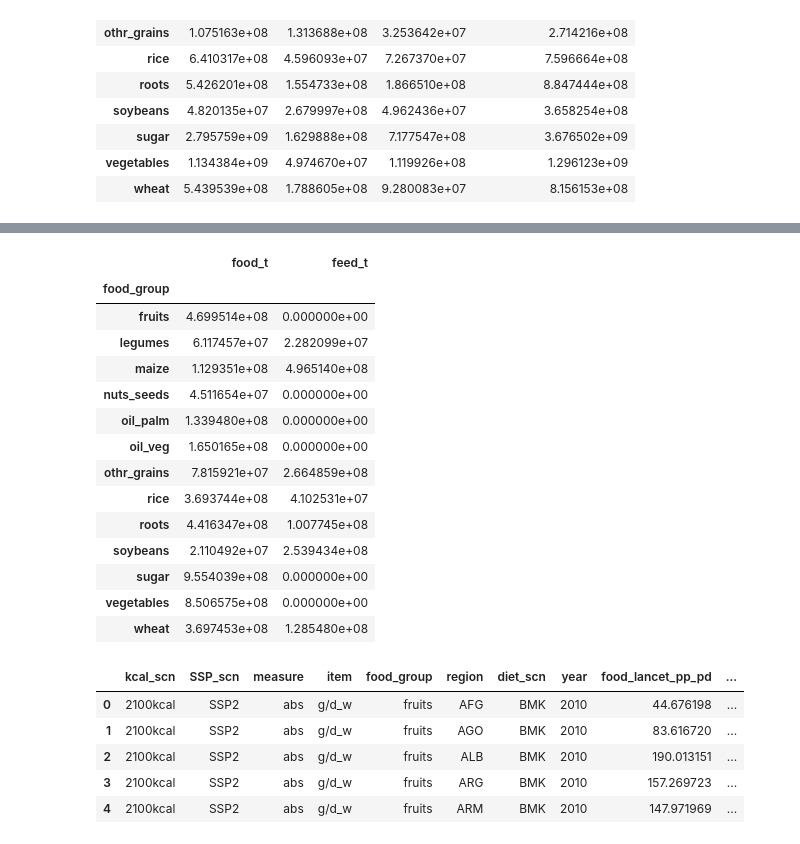
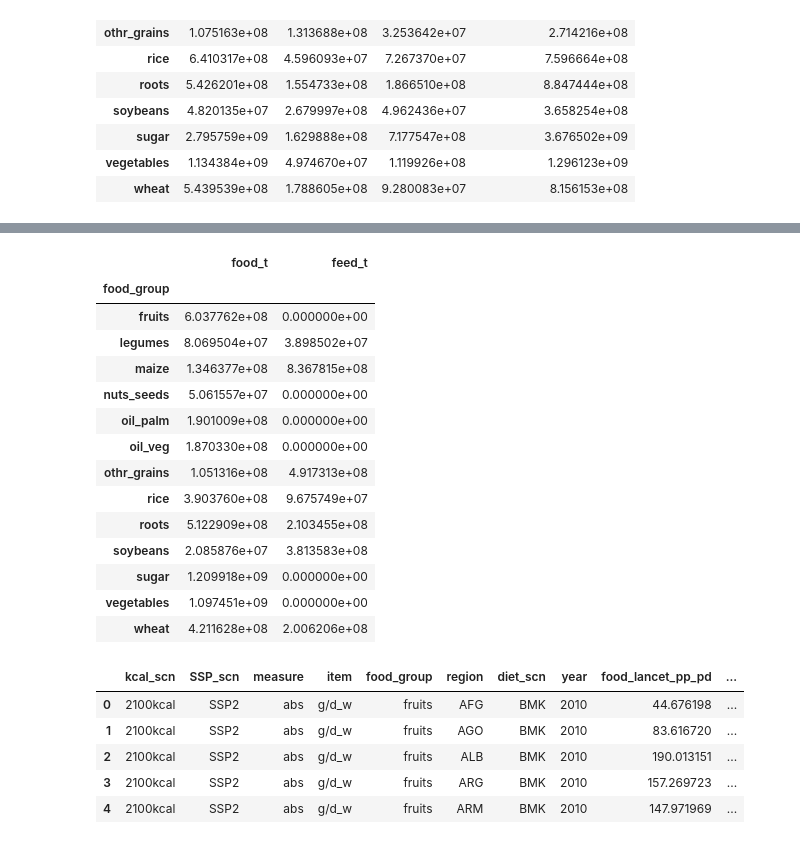
Before and after one commit to shrutijain90/future_food_scenarios, a Jupyter notebook: future_trade/data_inputs/feed_and_other.ipynb, the cells around one changed output, grey strips where cells are left out. Saved outputs shown, nothing was run; the diff lists cells and outputs as text; code cells hidden in the pictures.

```diff
--- a/future_trade/data_inputs/feed_and_other.ipynb
+++ b/future_trade/data_inputs/feed_and_other.ipynb
@@ -332,2 +294,45 @@ def add_feed(g):
+# %%
+# ignoring feed from veg, fruit, oilcrops, sugar crops - assuming by products (Mike suggested the same)
+FEED_CROPS = ['wheat', 'rice', 'maize', 'othr_grains', 'roots', 'legumes', 'soybeans']
+
+def allocate_to_producers(matrix, cons):
+    m = matrix.set_index('Abbreviation')
+    col_tot = m.sum(axis=0)
+    shares = m.div(col_tot.where(col_tot > 0), axis=1) # share of consumer j's supply coming from producer i
+    in_mat = [c for c in cons.index if c in shares.columns and col_tot[c] > 0]
+    supply = shares[in_mat].mul(cons[in_mat], axis=1).sum(axis=1)
+    own = cons[[c for c in cons.index if c not in in_mat]]
+    return supply.add(own, fill_value=0)
+
+def add_feed(g):
+
+    feed_df_list = []
+    for livestock in ['beef', 'milk', 'lamb', 'pork', 'poultry', 'eggs', 'fish']:
+        d = g[g['food_group']==livestock]
+        fcr = fcrs[fcrs['Livestock Type or Animal Product']==livestock]
+        if livestock=='fish':
+            matrix = pd.read_csv(f'../../OPSIS/Data/FAOSTAT/FAO_re_export/supply_matrix_{livestock}_2019_2022.csv')
+        else:
+            matrix = pd.read_csv(f'../../OPSIS/Data/FAOSTAT/FAO_re_export/supply_matrix_{livestock}_2018_2022.csv')
+        matrix = aggregate_to_abbr(matrix)
+
+        cons = d.groupby('region')['food_t'].sum()
+        supply = allocate_to_producers(matrix, cons)
+        assert np.isclose(supply.sum(), cons.sum(), rtol=1e-6), f'{livestock}: allocation does not conserve mass'
+
+        meat_supply = supply.rename('supply').rename_axis('Region').reset_index()
+        meat_supply = meat_supply.merge(fcr) # FCRs of the PRODUCING country
+
+        meat_supply['feed_req'] = meat_supply['supply'] * meat_supply['Protein Conversion Ratio']
+        for col in FEED_CROPS:
+            meat_supply[col] = meat_supply[col] * meat_supply['feed_req']
+        feed_df_list.append(meat_supply[['Region'] + FEED_CROPS])
+
+    feed_df = pd.concat(feed_df_list, axis=0, ignore_index=True)
+    feed_df = feed_df.groupby('Region').sum().reset_index()
+    feed_df = pd.melt(feed_df, id_vars='Region', value_vars=FEED_CROPS,
+                      var_name='food_group', value_name='feed_t').rename(columns={'Region': 'region'})
+    g = g.merge(feed_df, how='left').fillna(0)
+    return g
 # %%
 cons_g = cons_g.groupby(['kcal_scn', 'diet_scn', 'year']).apply(lambda g: add_feed(g)).reset_index(drop=True)
@@ -625,26 +729,26 @@ cons_g[(cons_g['kcal_scn']=='2100kcal')
 # %%
 cons_g[(cons_g['kcal_scn']=='2500kcal')
     & (cons_g['diet_scn']=='BMK')
-    & (cons_g['year']==2030)
+    & (cons_g['year']==2050)
     & (cons_g['food_group'].isin(['fruits', 'legumes', 'maize', 'nuts_seeds', 'oil_palm', 'oil_veg',
                                   'othr_grains', 'rice', 'roots', 'soybeans', 'sugar', 'vegetables', 'wheat']))
 ].groupby('food_group').sum()[['food_t', 'feed_t']]
 # %% [output]
 |  | food_t | feed_t |
 | food_group |  |  |
-| fruits | 4.699514e+08 | 0.000000e+00 |
-| legumes | 6.117457e+07 | 2.282099e+07 |
-| maize | 1.129351e+08 | 4.965140e+08 |
-| nuts_seeds | 4.511654e+07 | 0.000000e+00 |
-| oil_palm | 1.339480e+08 | 0.000000e+00 |
-| oil_veg | 1.650165e+08 | 0.000000e+00 |
-| othr_grains | 7.815921e+07 | 2.664859e+08 |
-| rice | 3.693744e+08 | 4.102531e+07 |
-| roots | 4.416347e+08 | 1.007745e+08 |
-| soybeans | 2.110492e+07 | 2.539434e+08 |
-| sugar | 9.554039e+08 | 0.000000e+00 |
-| vegetables | 8.506575e+08 | 0.000000e+00 |
-| wheat | 3.697453e+08 | 1.285480e+08 |
+| fruits | 6.037762e+08 | 0.000000e+00 |
+| legumes | 8.069504e+07 | 3.898502e+07 |
+| maize | 1.346377e+08 | 8.367815e+08 |
+| nuts_seeds | 5.061557e+07 | 0.000000e+00 |
+| oil_palm | 1.901009e+08 | 0.000000e+00 |
+| oil_veg | 1.870330e+08 | 0.000000e+00 |
+| othr_grains | 1.051316e+08 | 4.917313e+08 |
+| rice | 3.903760e+08 | 9.675749e+07 |
+| roots | 5.122909e+08 | 2.103455e+08 |
+| soybeans | 2.085876e+07 | 3.813583e+08 |
+| sugar | 1.209918e+09 | 0.000000e+00 |
+| vegetables | 1.097451e+09 | 0.000000e+00 |
+| wheat | 4.211628e+08 | 2.006206e+08 |
 # %%
 cons_g = cons_g[cons_g['food_group'].isin(['fruits', 'legumes', 'maize', 'nuts_seeds', 'oil_palm', 'oil_veg',
                                            'othr_grains', 'rice', 'roots', 'soybeans', 'sugar', 'vegetables',
```
Also changed, not shown: parts of 18 cells of this notebook.
